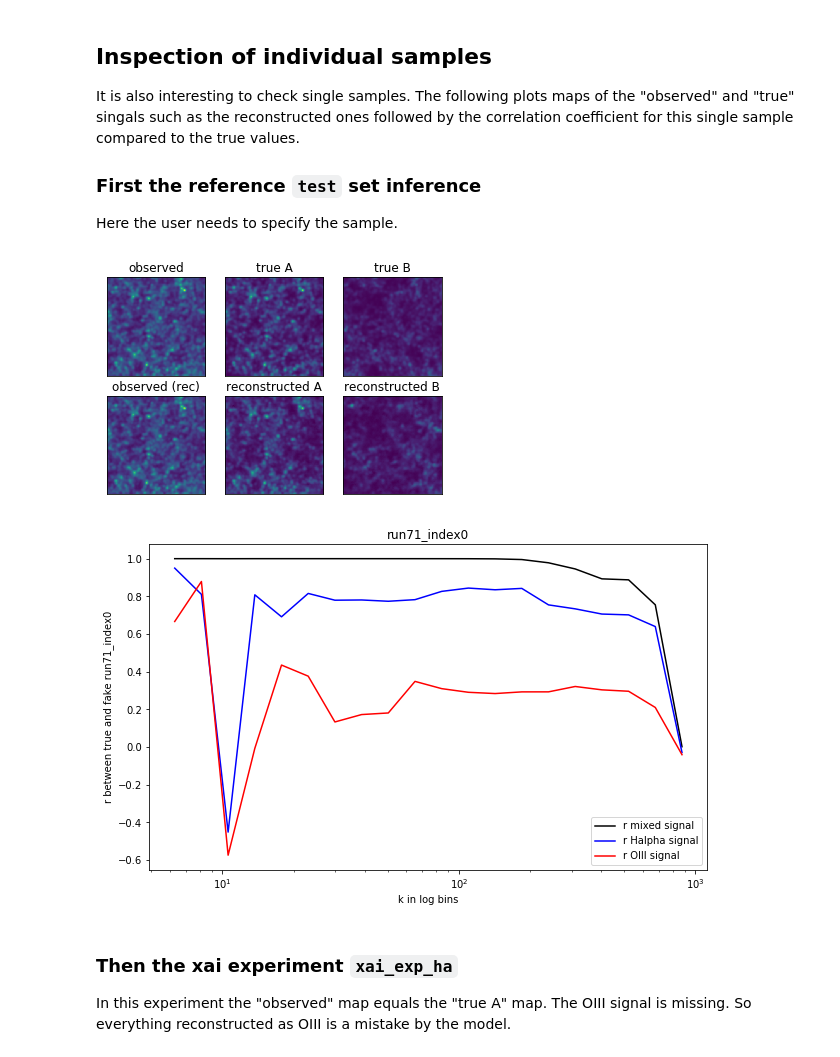
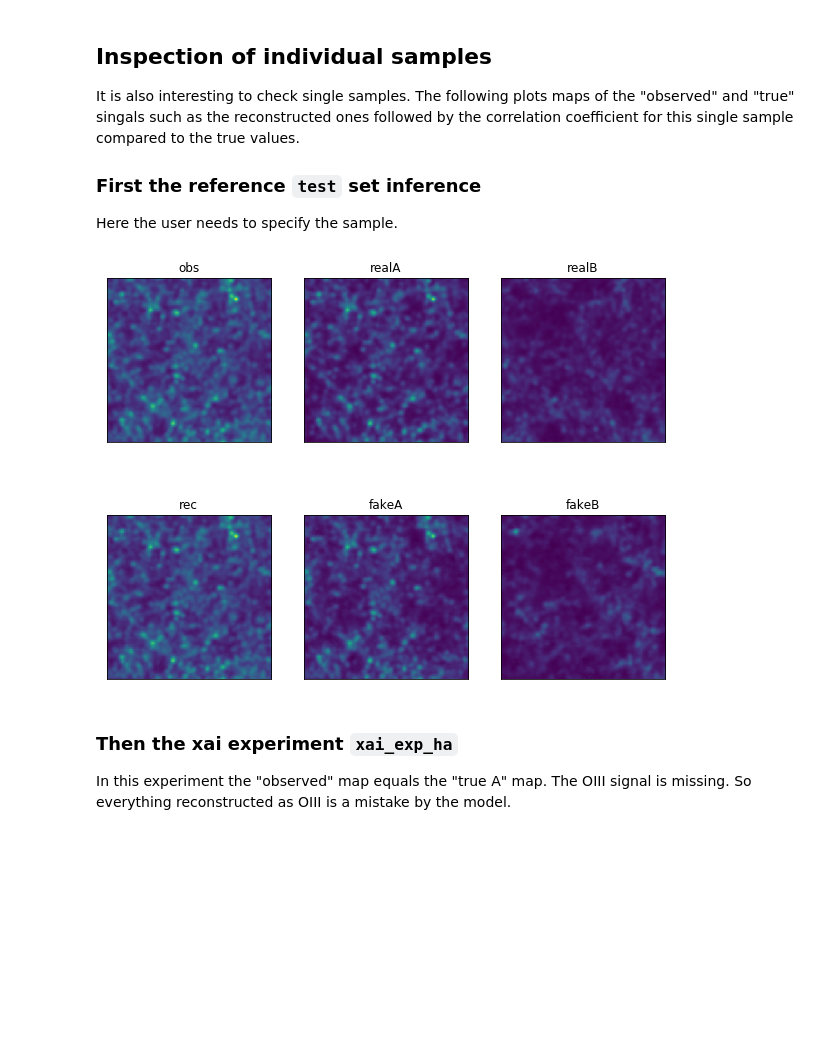
Before and after one commit to knmoriwaki/IM2IM, a Jupyter notebook: explain/xai_analysis_single_signal.ipynb, the cells around one changed output. Saved outputs shown, nothing was run; the diff lists cells and outputs as text; code cells hidden in the pictures; blank space fills up the shorter version.

Commit message:
Woking on harmonizing the jupyter notebook with the data loader.

```diff
--- a/explain/xai_analysis_single_signal.ipynb
+++ b/explain/xai_analysis_single_signal.ipynb
@@ -70,13 +70,12 @@ It is also interesting to check single samples. The following plots maps of the
 Here the user needs to specify the sample.
 # %%
 suffix=f"run71_index0"
-data_ref = read_data(ref_dir, suffix=suffix, ldict=False)
-plot_true_fake_maps(data_ref, results_dir)
-data_ref = read_data(ref_dir, suffix=suffix, ldict=True)
-plot_r_single_sample(data_ref, suffix, log_bins=True)
+data_ref = XAIDataLoader(base_output_dir, names[0], suffix=suffix)
+plot_true_fake_maps(data_ref, results_dir, names[0], suffix=suffix)
+#data_ref = read_data(ref_dir, suffix=suffix, ldict=True)
+#plot_r_single_sample(data_ref, suffix, log_bins=True)
 # %% [output]
-[figure, old version]
+[figure, new version]
-[figure, removed]
 # %% [markdown]
 ### Then the xai experiment `xai_exp_ha`
 In this experiment the "observed" map equals the "true A" map. The OIII signal is missing. So everything reconstructed as OIII is a mistake by the model.
```
Also changed, not shown: parts of 6 cells of this notebook, 2 other files.
